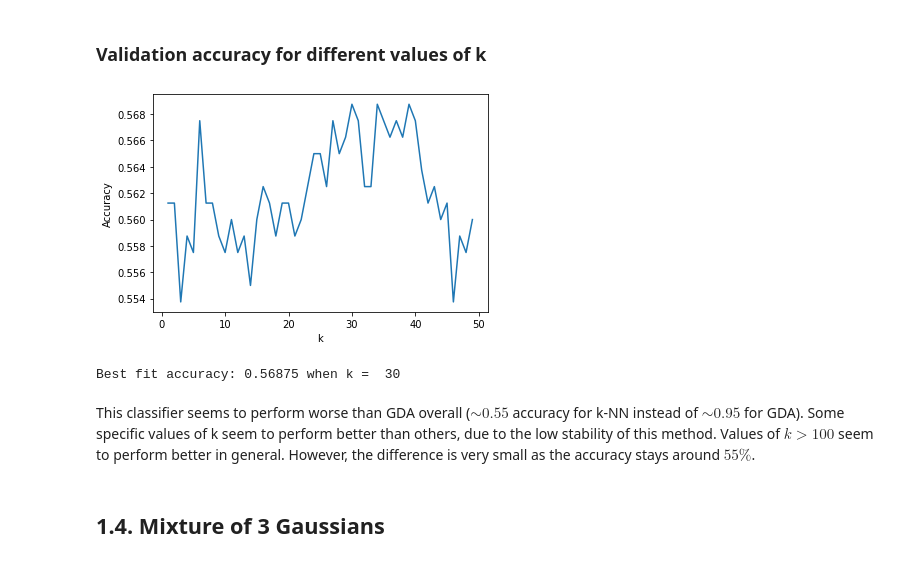
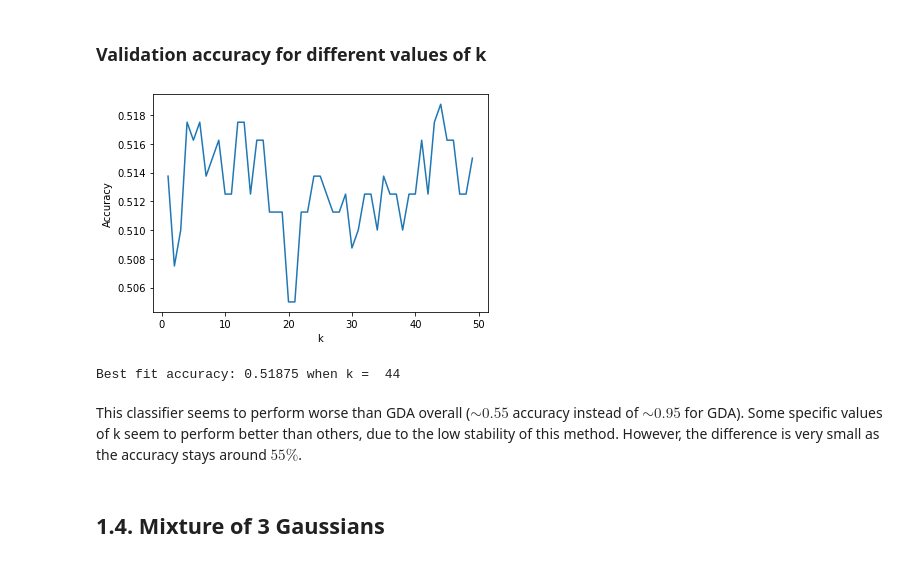
Before and after one commit to louis-ple/ML_Assignments, a Jupyter notebook: Assignment 2/INF8245E_Assignment2_1933334.ipynb, the cells around one changed output. Saved outputs shown, nothing was run; the diff lists cells and outputs as text; code cells hidden in the pictures.

```diff
--- a/Assignment 2/INF8245E_Assignment2_1933334.ipynb
+++ b/Assignment 2/INF8245E_Assignment2_1933334.ipynb
@@ -203,10 +190,18 @@ def k_NN(train, valid):
-# %%
-k_NN(train, valid)
-# %% [output]
-[figure, removed]
-Best fit accuracy: 0.56875 when k =  30
+# %%
+y_valid = valid[20]
+
+x_valid = valid.drop(columns=[20])
+x_valid = x_valid.to_numpy()
+
+x_train = train.drop(columns=[20])
+x_train = x_train.to_numpy()
+
+k_NN(x_train, x_valid, y_valid, 50)
+# %% [output]
+[figure, added]
+Best fit accuracy: 0.51875 when k =  44
 # %% [markdown]
-This classifier seems to perform worse than GDA overall ($\sim0.55$ accuracy for k-NN instead of $\sim0.95$ for GDA). Some specific values of k seem to perform better than others, due to the low stability of this method. Values of $k>100$ seem to perform better in general. However, the difference is very small as the accuracy stays around $55\%$.
+This classifier seems to perform worse than GDA overall ($\sim0.55$ accuracy instead of $\sim0.95$ for GDA). Some specific values of k seem to perform better than others, due to the low stability of this method. However, the difference is very small as the accuracy stays around $55\%$.
 # %% [markdown]
 ## 1.4. Mixture of 3 Gaussians
 # %%
```
Also changed, not shown: parts of 12 cells of this notebook, 13 other files.
